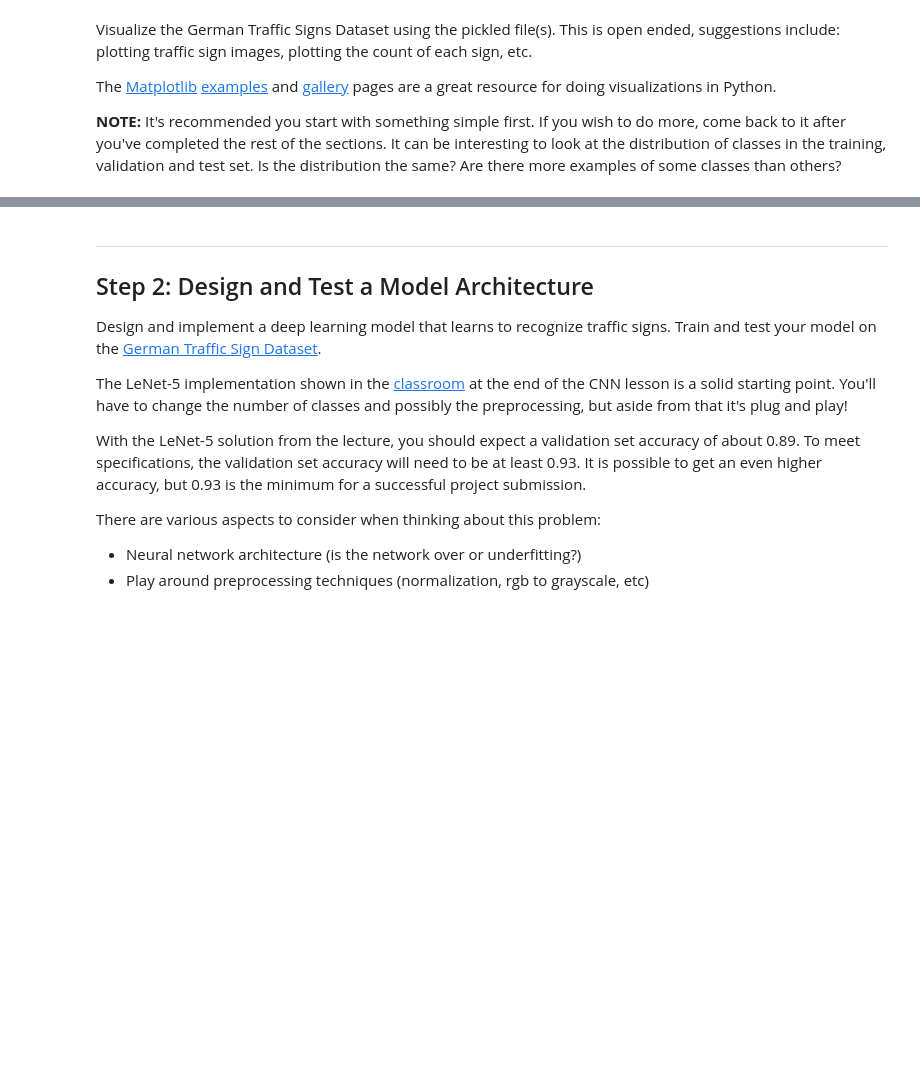
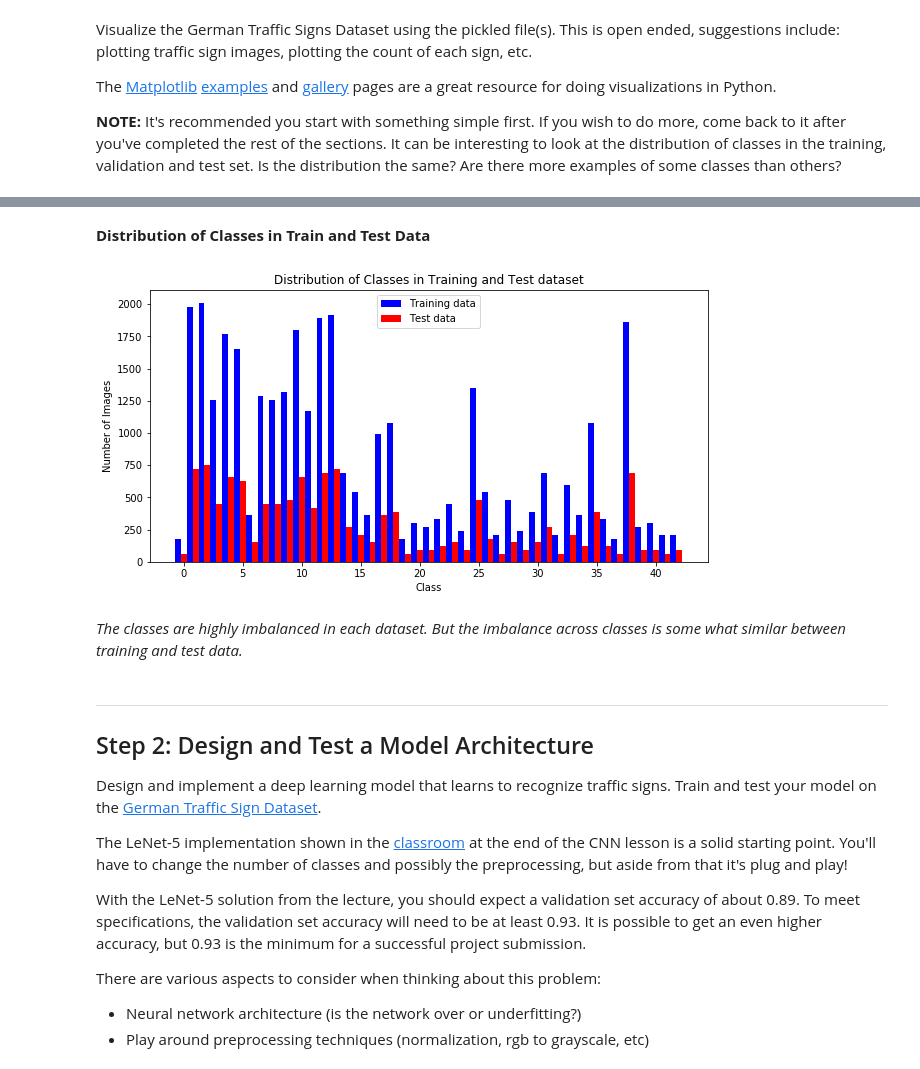
Before and after one commit to RekhaChandrasekaran/SelfDrivingCar_Nanodegree, a Jupyter notebook: term1/CarND-Traffic-Sign-Classifier-Project-P3/Traffic_Sign_Classifier.ipynb, the cells around one changed output, grey strips where cells are left out. Saved outputs shown, nothing was run; the diff lists cells and outputs as text; code cells hidden in the pictures; blank space fills up the shorter version.

```diff
--- a/term1/CarND-Traffic-Sign-Classifier-Project-P3/Traffic_Sign_Classifier.ipynb
+++ b/term1/CarND-Traffic-Sign-Classifier-Project-P3/Traffic_Sign_Classifier.ipynb
@@ -130,3 +126,24 @@ plt.show()
+# %% [markdown]
+**Distribution of Classes in Train and Test Data**
+# %%
+train_distribution, test_distribution = np.zeros(n_classes), np.zeros(n_classes)
+for label in range(n_classes):
+    train_distribution[label] = np.sum(y_train==label)
+    test_distribution[label] = np.sum(y_test==label)
+fig, ax = plt.subplots(figsize=(10,5))
+bar_train = ax.bar(np.arange(n_classes), train_distribution, width=0.5, color='b')
+bar_test = ax.bar(np.arange(n_classes)+0.5, test_distribution, width=0.5, color='r')
+ax.set_ylabel('Number of Images')
+ax.set_xlabel('Class')
+ax.set_title('Distribution of Classes in Training and Test dataset')
+ax.set_xticks(np.arange(0, n_classes, 5)+0.5)
+ax.set_xticklabels([c for c in range(0, n_classes, 5)])
+ax.legend((bar_train[0], bar_test[0]), ('Training data', 'Test data'))
+plt.show()
+# %% [output]
+[figure, added]
+# %% [markdown]
+*The classes are highly imbalanced in each dataset. But the imbalance across classes is some what similar between training and test data.*
 # %% [markdown]
 ----
 
```
Also changed, not shown: parts of 20 cells of this notebook, 1 other file.
